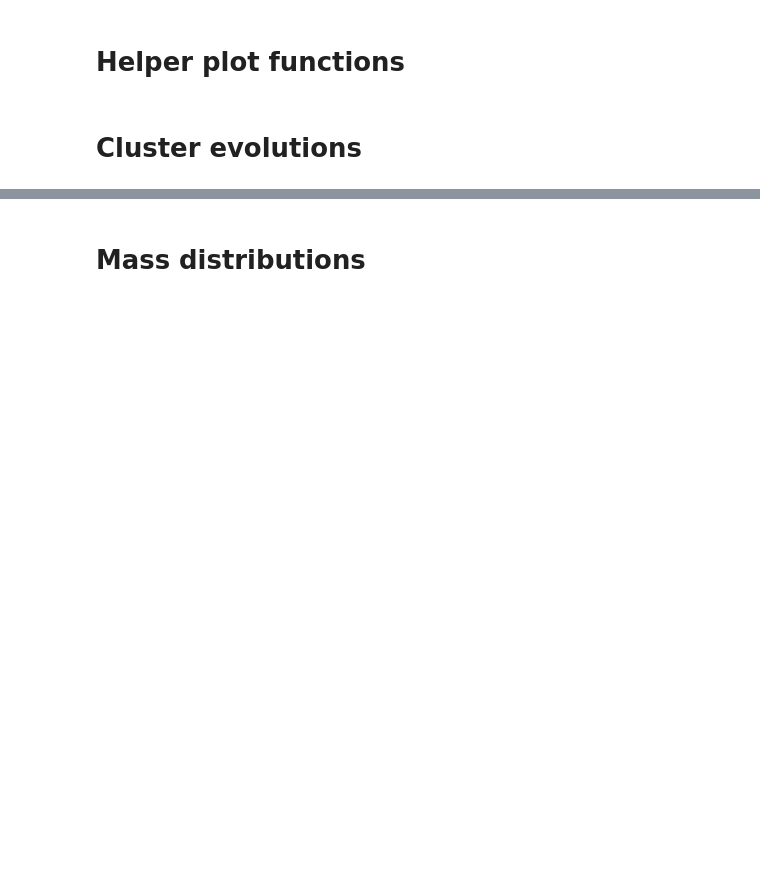
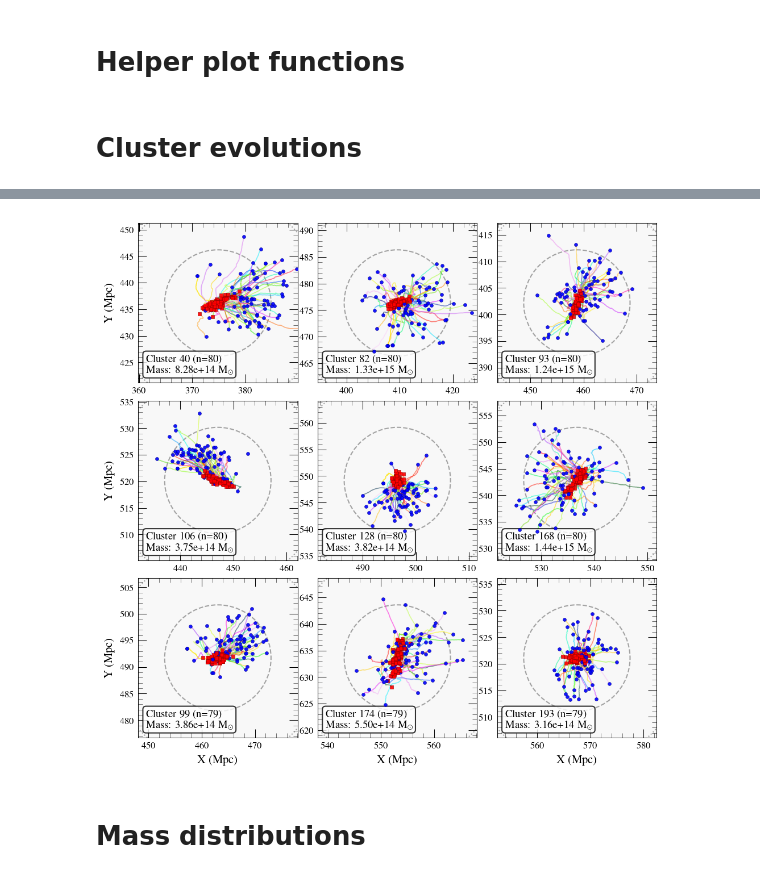
Before and after one commit to stuartmcalpine/manticore_posterior_clusters, a Jupyter notebook: plot_posterior_clusters.ipynb, the cells around one changed output, grey strips where cells are left out. Saved outputs shown, nothing was run; the diff lists cells and outputs as text; code cells hidden in the pictures; blank space fills up the shorter version.

```diff
--- a/plot_posterior_clusters.ipynb
+++ b/plot_posterior_clusters.ipynb
@@ -880,18 +939,23 @@ def plot_cluster_trajectory(cluster_id, ax=None):
 
     # Calculate cluster centroid from final positions (snapshot 77)
     final_positions = []
+    final_masses = []
     for trace_data in traces:
         positions = trace_data['BoundSubhalo/CentreOfMass']
+        masses = trace_data['BoundSubhalo/TotalMass']
         snapshots = trace_data['snapshots']
         final_idx = np.where(snapshots == 77)[0]
         if len(final_idx) > 0:
             final_positions.append(positions[final_idx[0]])
+            final_masses.append(masses[final_idx[0]])
 
     if len(final_positions) > 0:
         final_positions = np.array(final_positions)
         cluster_centroid = np.mean(final_positions, axis=0)
+        total_final_mass = np.mean(final_masses)
     else:
         cluster_centroid = np.array([0, 0, 0])
+        total_final_mass = 0
 
     # Generate colors for each trajectory
     colors = plt.cm.tab20(np.linspace(0, 1, min(20, len(traces))))
@@ -906,12 +970,12 @@ def plot_cluster_trajectory(cluster_id, ax=None):
         ax.plot(positions[:, 0], positions[:, 1], '-',
                alpha=0.5, linewidth=0.8, color=colors[i])
 
-        # Plot start and end points
+        # Plot start and end points with smaller sizes
         ax.scatter(positions[0, 0], positions[0, 1],
-                  c='red', s=40, marker='s', alpha=0.9,
+                  c='red', s=8, marker='s', alpha=0.9,
                   edgecolors='darkred', linewidth=0.3, zorder=10)
         ax.scatter(positions[-1, 0], positions[-1, 1],
-                  c='blue', s=40, marker='o', alpha=0.9,
+                  c='blue', s=8, marker='o', alpha=0.9,
                   edgecolors='darkblue', linewidth=0.3, zorder=10)
 
     # Add radial rings at 10 and 20 Mpc
@@ -928,12 +992,16 @@ def plot_cluster_trajectory(cluster_id, ax=None):
     ax.set_xlim(cluster_centroid[0] - 15, cluster_centroid[0] + 15)
     ax.set_ylim(cluster_centroid[1] - 15, cluster_centroid[1] + 15)
 
+    # Add text box with cluster information in lower left corner
+    info_text = f'Cluster {cluster_id} (n={len(traces)})\nMass: {total_final_mass:.2e}' + r' M$_{\odot}$'
+    ax.text(0.05, 0.05, info_text, transform=ax.transAxes, fontsize=9,
+            bbox=dict(boxstyle='round,pad=0.3', facecolor='white', alpha=0.8),
+            verticalalignment='bottom')
+
     ax.set_xlabel('X (Mpc)', fontsize=10)
     ax.set_ylabel('Y (Mpc)', fontsize=10)
-    ax.set_title(f'Cluster {cluster_id} (n={len(traces)})', fontsize=12, pad=10)
     ax.set_aspect('equal')
     ax.set_facecolor('#f8f8f8')
-    ax.grid(True, alpha=0.2, linewidth=0.5)
     ax.tick_params(labelsize=8)
 
     if standalone:
@@ -1098,34 +1182,34 @@ if traces_available:
 # %%
 # Cell 8b: Top 9 Cluster Trajectory Plots (3x3 Grid)
 if traces_available and len(significant_trace_clusters) > 0:
     # Plot top 9 clusters in 3x3 grid
-    n_clusters_to_plot = min(9, len(sorted_trace_clusters))
-    fig, axes = plt.subplots(3, 3, figsize=(20, 20))
-    axes = axes.flatten()
+    with plt.style.context(get_mplstyle_path(mnras_style)):
+        n_clusters_to_plot = min(9, len(sorted_trace_clusters))
+        fig, axes = plt.subplots(3, 3, figsize=(6.5, 6.5))
+        axes = axes.flatten()
 
-    for plot_idx in range(n_clusters_to_plot):
-        cluster_id, trace_count = sorted_trace_clusters[plot_idx]
-        ax = axes[plot_idx]
-        plot_cluster_trajectory(cluster_id, ax=ax)
+        for plot_idx in range(n_clusters_to_plot):
+            cluster_id, trace_count = sorted_trace_clusters[plot_idx]
+            ax = axes[plot_idx]
+            plot_cluster_trajectory(cluster_id, ax=ax)
 
-    # Hide unused subplots
-    for plot_idx in range(n_clusters_to_plot, 9):
-        axes[plot_idx].set_visible(False)
+        # Hide unused subplots
+        for plot_idx in range(n_clusters_to_plot, 9):
+            axes[plot_idx].set_visible(False)
 
-    # Add overall legend
-    fig.legend([plt.Line2D([0], [0], marker='s', color='red', linestyle='None', markersize=8, markeredgecolor='darkred'),
-                plt.Line2D([0], [0], marker='o', color='blue', linestyle='None', markersize=8, markeredgecolor='darkblue'),
-                plt.Line2D([0], [0], color='gray', alpha=0.6, linewidth=1.0),
-                plt.Line2D([0], [0], color='gray', linestyle='--', linewidth=1, alpha=0.7),
-                plt.Line2D([0], [0], color='gray', linestyle=':', linewidth=1, alpha=0.7)],
-               [f'Snapshot 77 (start)', f'Snapshot {config.mode2.target_snapshot} (end)', 'Halo trajectories', '10 Mpc', '20 Mpc'],
-               loc='upper center', bbox_to_anchor=(0.5, 0.02), ncol=5, fontsize=12)
+        # Hide axis labels
+        for plot_idx in range(n_clusters_to_plot):
+            ax = axes[plot_idx]
+            if plot_idx not in [6,7,8]:
+                ax.set_xlabel("")
+            if plot_idx not in [0,3,6]:
+                ax.set_ylabel("")
 
-    plt.suptitle(f'Top {n_clusters_to_plot} Clusters by Trace Count\nSnapshot {config.mode2.target_snapshot} to 77',
-                 fontsize=16, y=0.95)
-    plt.tight_layout()
-    plt.subplots_adjust(bottom=0.05)
-    plt.show()
+        plt.tight_layout(pad=0.1)
+        plt.savefig("./plots/cluster_evolutions.pdf")
+        plt.show()
+# %% [output]
+[figure, added]
 # %% [markdown]
 # Mass distributions
 # %%
```
Also changed, not shown: parts of 17 cells of this notebook, 8 other files.
